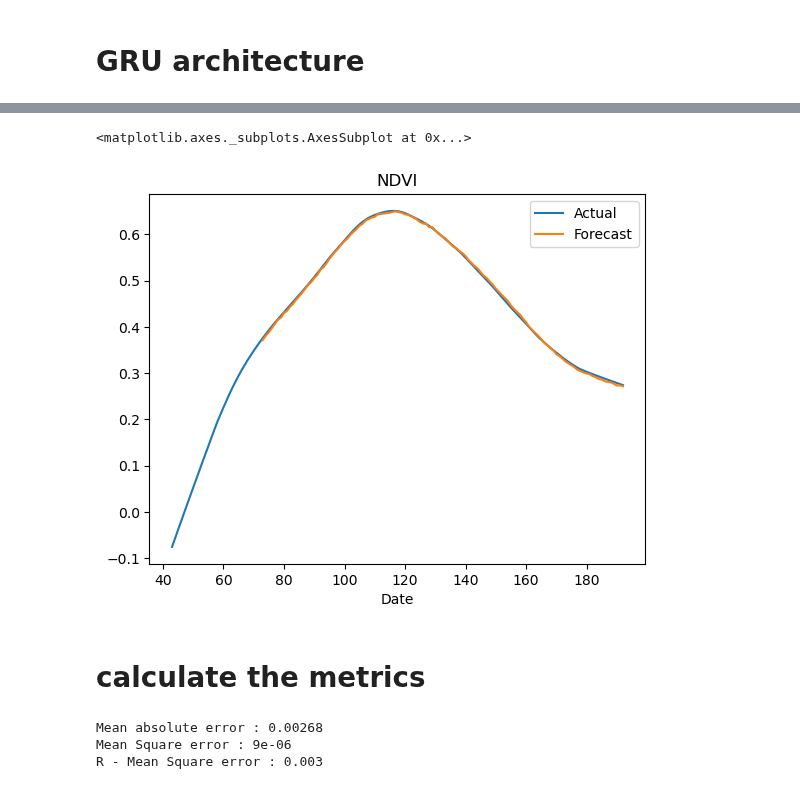
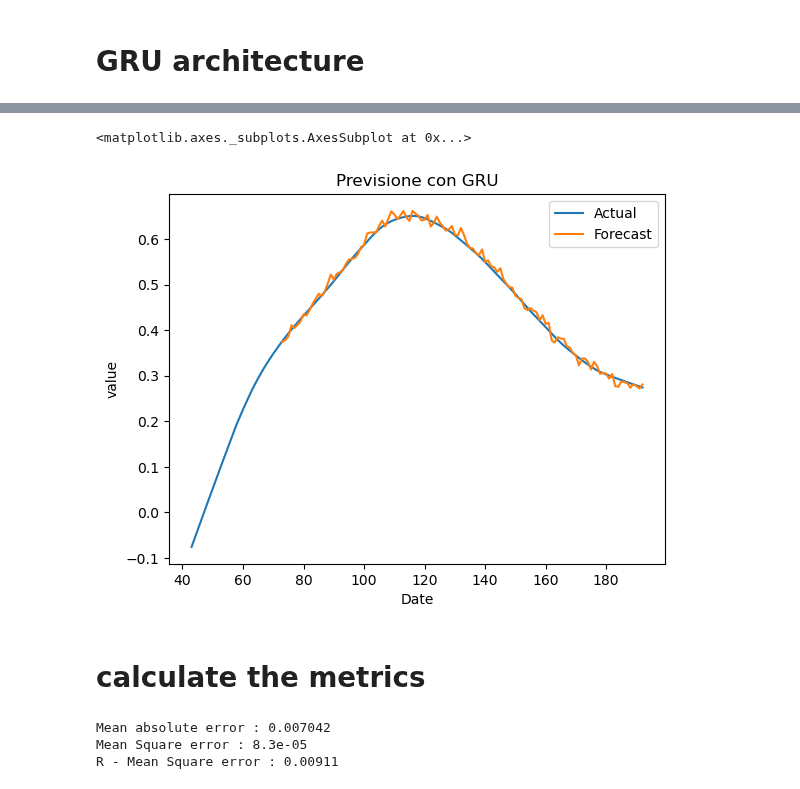
Before and after one commit to Simone-Scalella/AgriVision2022, a Jupyter notebook: LSTM-GRU.ipynb, the cells around one changed output, grey strips where cells are left out. Cells and saved outputs as stored; diff of their text form; code cells hidden in the pictures.

```diff
--- a/LSTM-GRU.ipynb
+++ b/LSTM-GRU.ipynb
@@ -162,7 +162,7 @@ R - Mean Square error : 0.003317
 # GRU architecture
 # %%
 # The GRU architecture
-Nepoch = 100
+Nepoch = 50
 # The LSTM architecture
 # The GRU architecture
 regressorGRU = Sequential()
@@ -228,7 +228,7 @@ df_future['Date'] = Days[stoptime:stoptime+n_forecast]
 df_future['Forecast'] = predicted_stock_price.flatten()
 
 results = df_past.append(df_future).set_index('Date')
-results.plot(title='NDVI')
+results.plot(title='Previsione con GRU',ylabel='value')
 # %% [output]
 [[0.34833098]
  [0.35785852]
@@ -238,5 +238,5 @@ results.plot(title='NDVI')
 <matplotlib.axes._subplots.AxesSubplot at 0x...>
-[figure, old version]
+[figure, new version]
 # %% [markdown]
 # calculate the metrics
 # %%
@@ -257,6 +257,6 @@ print("Mean Square error : " + str(error2))
 # calculate RMSE
 print("R - Mean Square error : " + str(np.round(np.sqrt(error2),6)))
 # %% [output]
-Mean absolute error : 0.00268
-Mean Square error : 9e-06
-R - Mean Square error : 0.003
+Mean absolute error : 0.007042
+Mean Square error : 8.3e-05
+R - Mean Square error : 0.00911
```
Also changed, not shown: parts of 6 cells of this notebook.
